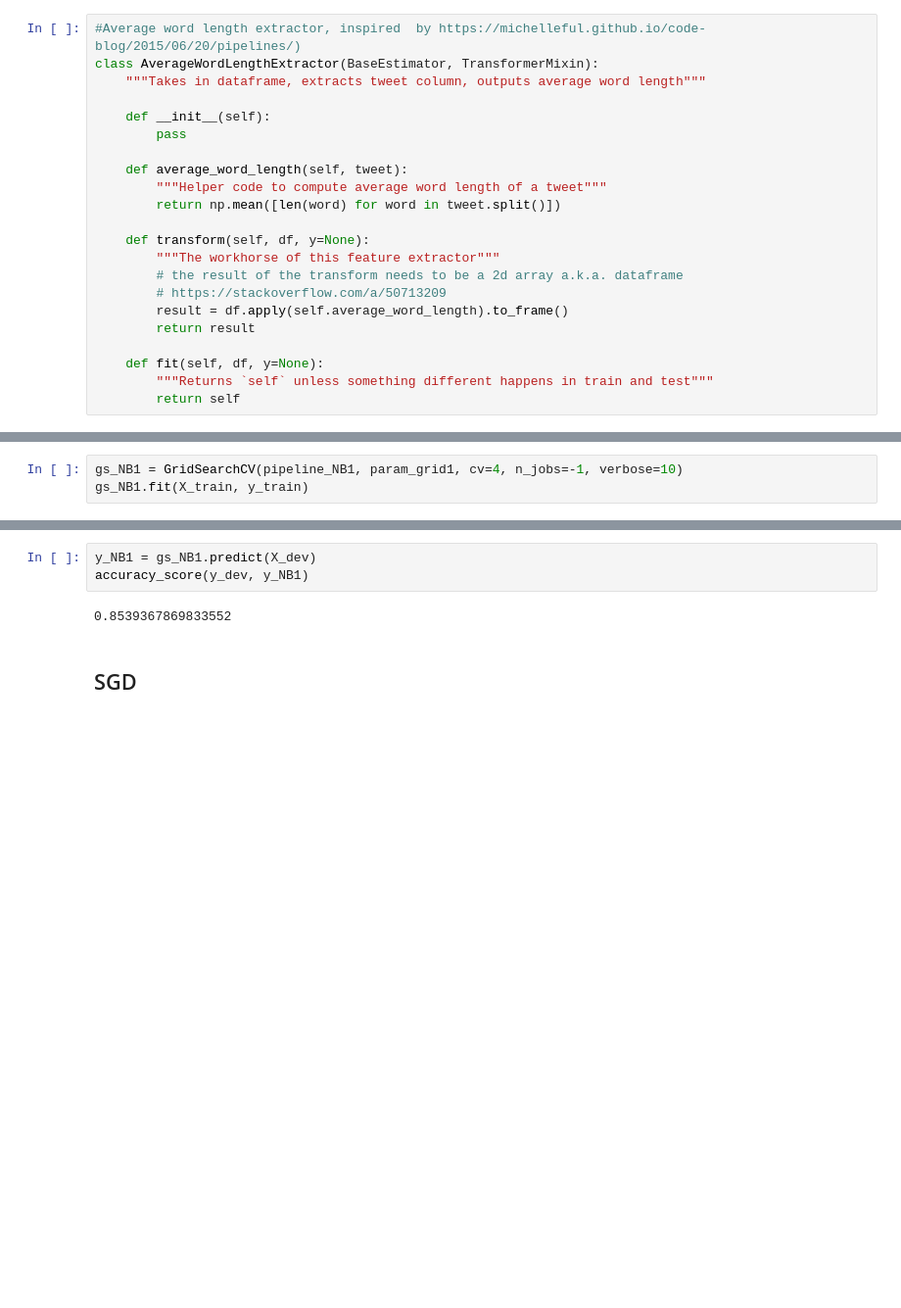
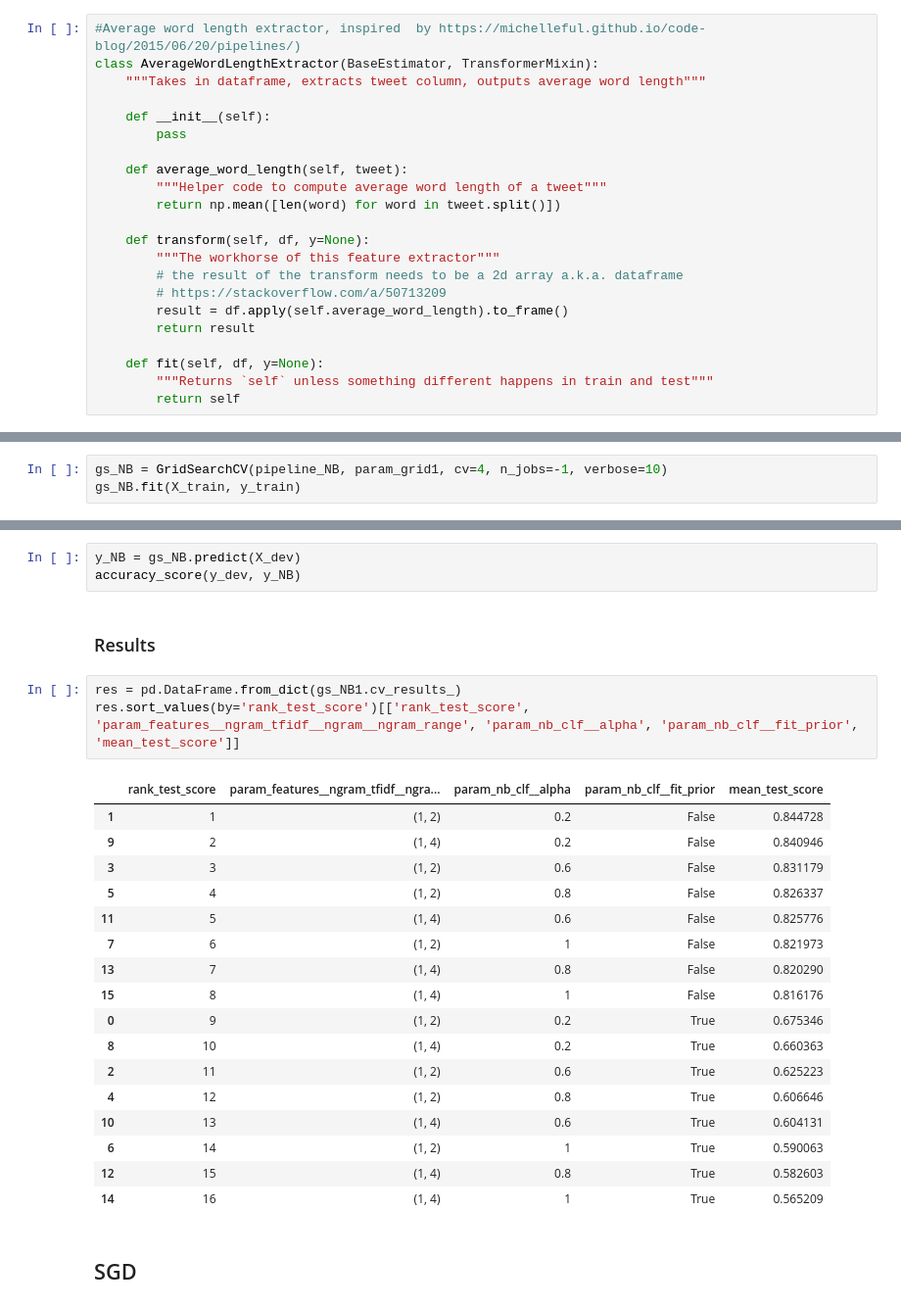
Before and after one commit to dvdblk/ml4nlp, a Jupyter notebook: ex01/ml4nlp01.ipynb, the cells around one changed output, grey strips where cells are left out. Shown at 98% size. Saved outputs shown, nothing was run; the diff lists cells and outputs as text; blank space fills up the shorter version.

Commit message:
Add pretty output for classifier results

```diff
--- a/ex01/ml4nlp01.ipynb
+++ b/ex01/ml4nlp01.ipynb
@@ -134,5 +134,5 @@ param_grid1 = {'nb_clf__alpha': [0.2, 0.6, 0.8, 1.0],
                 'features__ngram_tfidf__ngram__ngram_range': [(1, 2), (1, 4)]}
 # %%
-gs_NB1 = GridSearchCV(pipeline_NB1, param_grid1, cv=4, n_jobs=-1, verbose=10)
-gs_NB1.fit(X_train, y_train)
+gs_NB = GridSearchCV(pipeline_NB, param_grid1, cv=4, n_jobs=-1, verbose=10)
+gs_NB.fit(X_train, y_train)
 # %% [output]
@@ -160,8 +143,29 @@ GridSearchCV(cv=4, error_score='raise-deprecating',
 # %%
-y_NB1 = gs_NB1.predict(X_dev)
-accuracy_score(y_dev, y_NB1)
+y_NB = gs_NB.predict(X_dev)
+accuracy_score(y_dev, y_NB)
-# %% [output]
-0.8539367869833552
+# %% [markdown]
+### Results
+# %%
+res = pd.DataFrame.from_dict(gs_NB1.cv_results_)
+res.sort_values(by='rank_test_score')[['rank_test_score', 'param_features__ngram_tfidf__ngram__ngram_range', 'param_nb_clf__alpha', 'param_nb_clf__fit_prior', 'mean_test_score']]
+# %% [output]
+|  | rank_test_score | param_features__ngram_tfidf__ngra... | param_nb_clf__alpha | param_nb_clf__fit_prior | mean_test_score |
+| 1 | 1 | (1, 2) | 0.2 | False | 0.844728 |
+| 9 | 2 | (1, 4) | 0.2 | False | 0.840946 |
+| 3 | 3 | (1, 2) | 0.6 | False | 0.831179 |
+| 5 | 4 | (1, 2) | 0.8 | False | 0.826337 |
+| 11 | 5 | (1, 4) | 0.6 | False | 0.825776 |
+| 7 | 6 | (1, 2) | 1 | False | 0.821973 |
+| 13 | 7 | (1, 4) | 0.8 | False | 0.820290 |
+| 15 | 8 | (1, 4) | 1 | False | 0.816176 |
+| 0 | 9 | (1, 2) | 0.2 | True | 0.675346 |
+| 8 | 10 | (1, 4) | 0.2 | True | 0.660363 |
+| 2 | 11 | (1, 2) | 0.6 | True | 0.625223 |
+| 4 | 12 | (1, 2) | 0.8 | True | 0.606646 |
+| 10 | 13 | (1, 4) | 0.6 | True | 0.604131 |
+| 6 | 14 | (1, 2) | 1 | True | 0.590063 |
+| 12 | 15 | (1, 4) | 0.8 | True | 0.582603 |
+| 14 | 16 | (1, 4) | 1 | True | 0.565209 |
 # %% [markdown]
 ## SGD
 # %%
```
Also changed, not shown: parts of 6 cells of this notebook.
